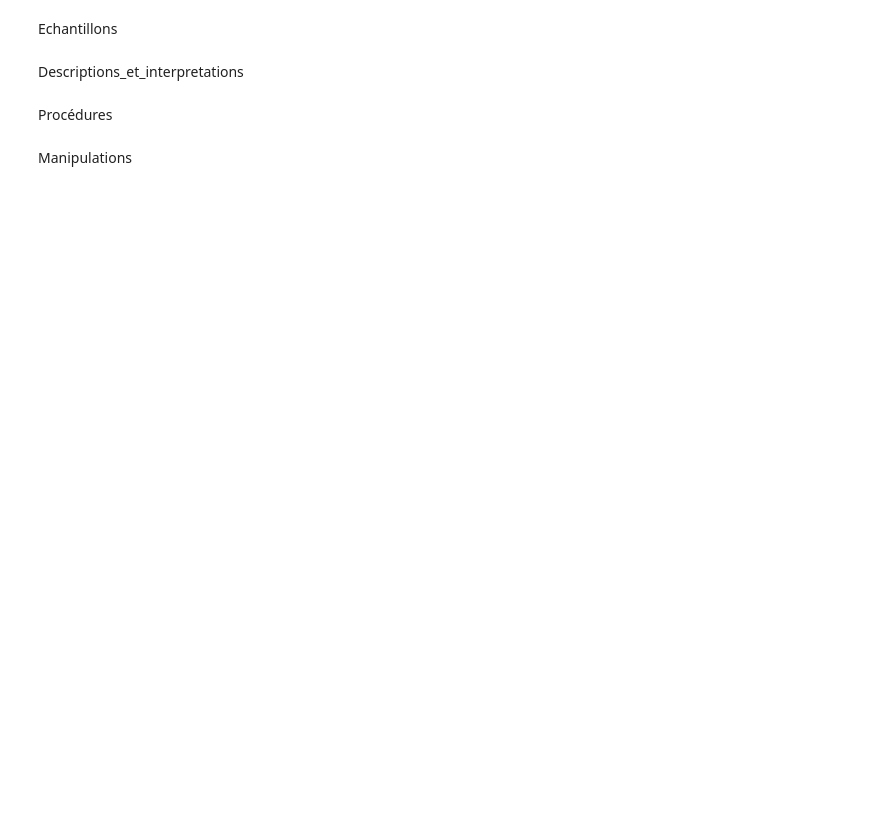
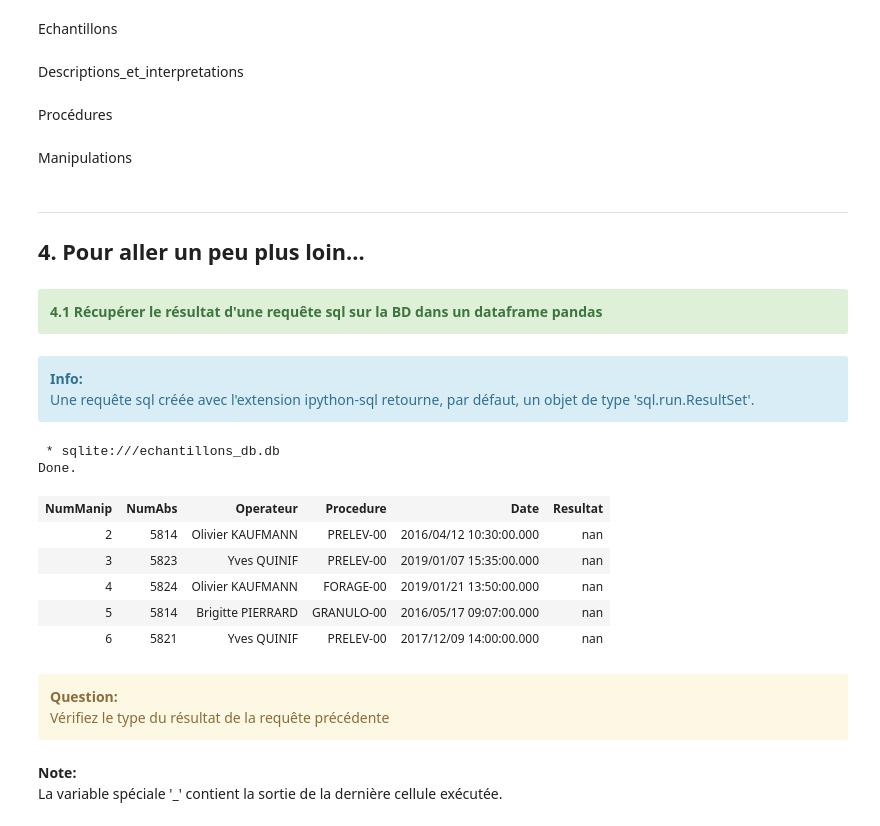
Before and after one commit to kaufmanno/SIG, a Jupyter notebook: Exercices/Exercice_3/Exercice_3.ipynb, the cells around one changed output. Saved outputs shown, nothing was run; the diff lists cells and outputs as text; code cells hidden in the pictures; blank space fills up the shorter version.

```diff
--- a/Exercices/Exercice_3/Exercice_3.ipynb
+++ b/Exercices/Exercice_3/Exercice_3.ipynb
@@ -219,3 +281,32 @@ Descriptions_et_interpretations
 Procédures
 # %% [markdown]
 Manipulations
+# %% [markdown]
+***
+## 4. Pour aller un peu plus loin...
+# %% [markdown]
+<div class="alert alert-block alert-success">
+	<b>4.1 Récupérer le résultat d'une requête sql sur la BD dans un dataframe pandas</b>
+</div>
+# %% [markdown]
+<div class="alert alert-block alert-info">
+<b>Info:</b><br>     Une requête sql créée avec l'extension ipython-sql retourne, par défaut, un objet de type 'sql.run.ResultSet'.
+</div>
+# %%
+%%sql
+SELECT * FROM Manipulations;
+# %% [output]
+ * sqlite:///echantillons_db.db
+Done.
+| NumManip | NumAbs | Operateur | Procedure | Date | Resultat |
+| 2 | 5814 | Olivier KAUFMANN | PRELEV-00 | 2016/04/12 10:30:00.000 | nan |
+| 3 | 5823 | Yves QUINIF | PRELEV-00 | 2019/01/07 15:35:00.000 | nan |
+| 4 | 5824 | Olivier KAUFMANN | FORAGE-00 | 2019/01/21 13:50:00.000 | nan |
+| 5 | 5814 | Brigitte PIERRARD | GRANULO-00 | 2016/05/17 09:07:00.000 | nan |
+| 6 | 5821 | Yves QUINIF | PRELEV-00 | 2017/12/09 14:00:00.000 | nan |
+# %% [markdown]
+<div class="alert alert-block alert-warning">
+<b>Question: </b><br>Vérifiez le type du résultat de la requête précédente
+</div>
+# %% [markdown]
+<b>Note:</b><br>    La variable spéciale '_' contient la sortie de la dernière cellule exécutée.
```
Also changed, not shown: parts of 33 cells of this notebook.
